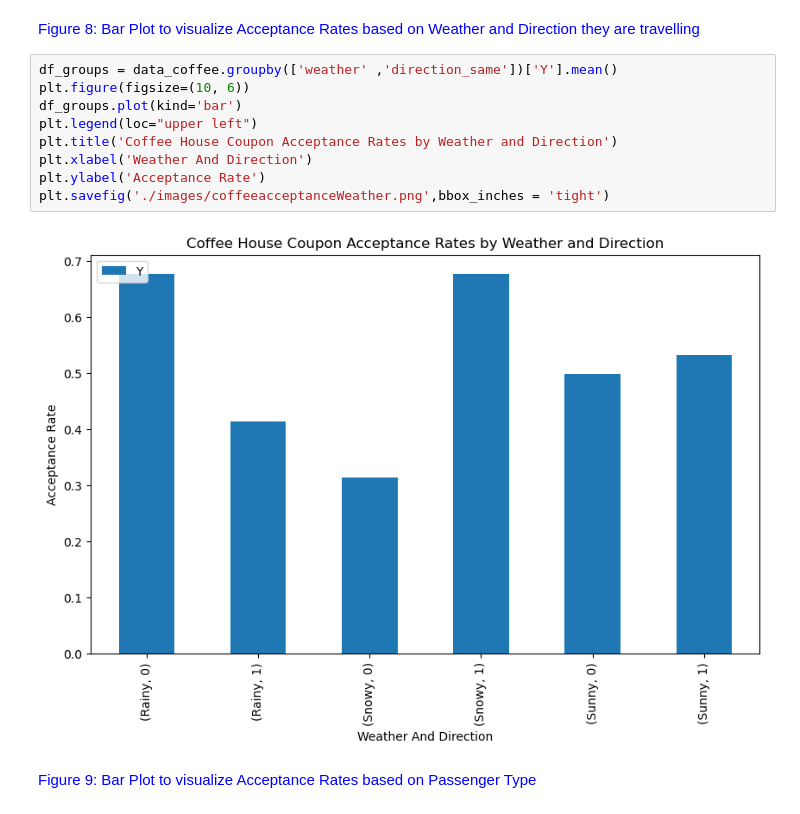
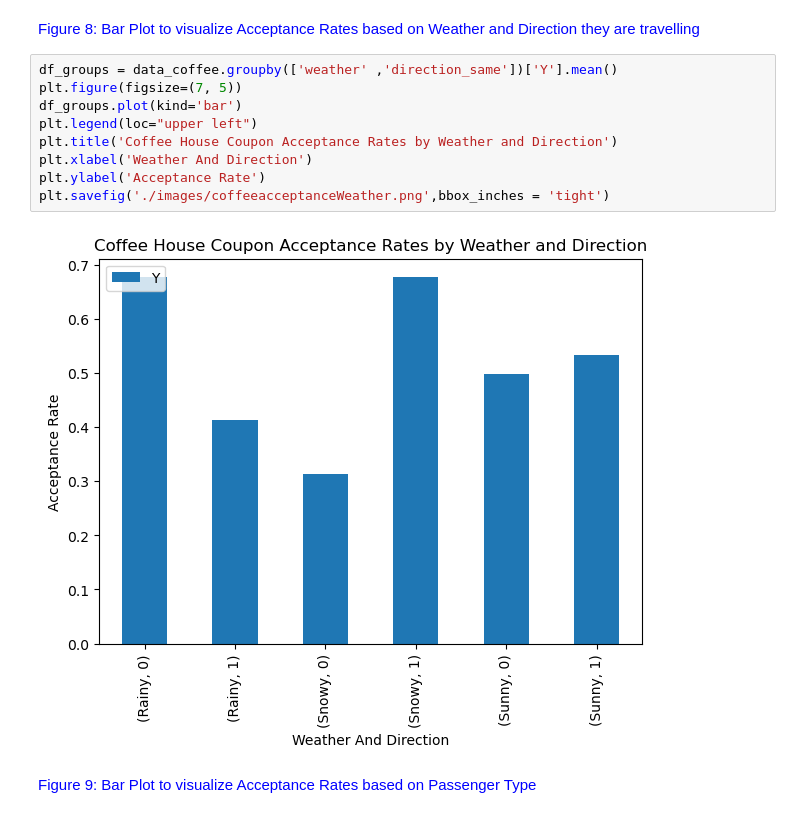
Before and after one commit to anjana250/mlai, a Jupyter notebook: assignment_5_1_starter/prompt.ipynb, the cells around one changed output. Drawn from its saved outputs; the diff is of its cells as text.

Commit message:
fixing a bar graph

```diff
--- a/assignment_5_1_starter/prompt.ipynb
+++ b/assignment_5_1_starter/prompt.ipynb
@@ -488,15 +488,15 @@ People are less likely to accept if they are headed home and more likely to acce
     </span>
 # %%
 df_groups = data_coffee.groupby(['weather' ,'direction_same'])['Y'].mean()
-plt.figure(figsize=(10, 6))
+plt.figure(figsize=(7, 5))
 df_groups.plot(kind='bar')
 plt.legend(loc="upper left")
 plt.title('Coffee House Coupon Acceptance Rates by Weather and Direction')
 plt.xlabel('Weather And Direction')
 plt.ylabel('Acceptance Rate')
 plt.savefig('./images/coffeeacceptanceWeather.png',bbox_inches = 'tight')
 # %% [output]
-[figure, old version]
+[figure, new version]
 # %% [markdown]
  <span style="color:blue">
     Figure 9: Bar Plot to visualize Acceptance Rates based on Passenger Type
```
Also changed, not shown: 1 other file.
